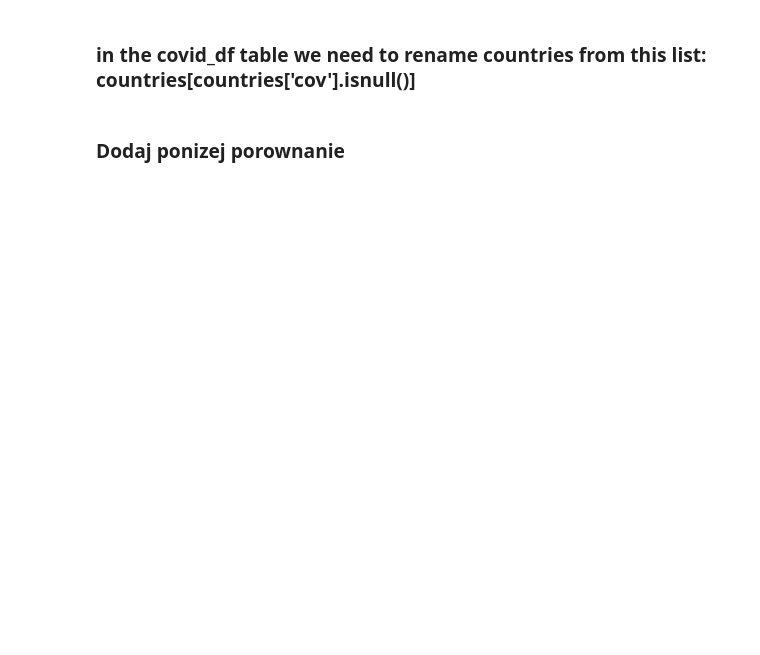
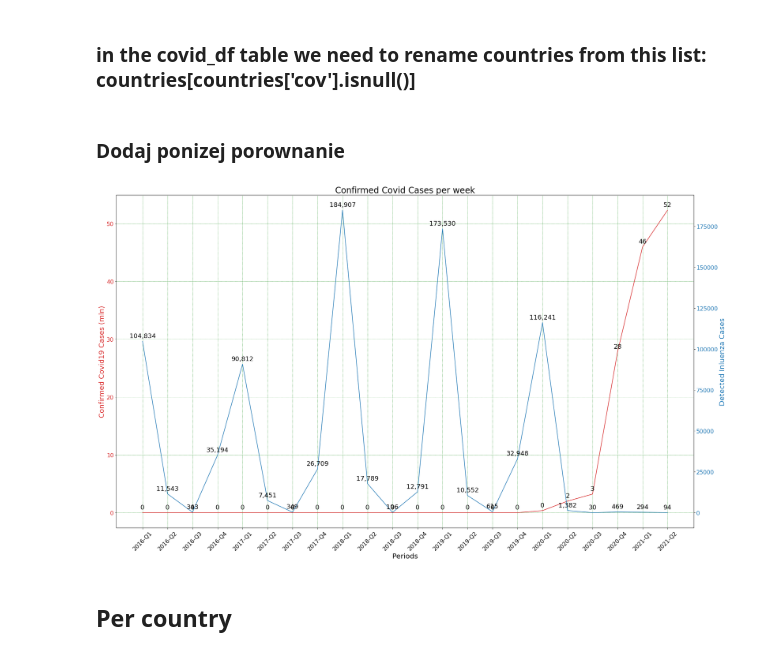
Before and after one commit to mborycki/Covid_Influenza_Comparison, a Jupyter notebook: Flu_Covid_Analysis.ipynb, the cells around one changed output. Cells and saved outputs as stored; diff of their text form; code cells hidden in the pictures; blank space fills up the shorter version.

```diff
--- a/Flu_Covid_Analysis.ipynb
+++ b/Flu_Covid_Analysis.ipynb
@@ -552,3 +942,0 @@ final_df[['Country', 'Year', 'Confirmed', 'Deaths', 'Recovered',
-# %%
-# Quarter 2 is not finished yet
-final_df.drop(final_df[(final_df.Quarter==2)&(final_df.Year==2021)].index,inplace=True)
@@ -555,4 +953,4 @@ final_df.drop(final_df[(final_df.Quarter==2)&(final_df.Year==2021)].index,inplac
 # %%
-final_df_grouped = final_df[['Country', 'Year', 'Confirmed', 'Deaths', 'Recovered',
-       'Detected_FluCases', 'Quarter']].groupby(['Year','Quarter']).sum().sort_values(['Year','Quarter']).reset_index()
-final_df_grouped.rename(columns={ 'Confirmed':'Confirmed_(mln)', 'Deaths':'Deaths_(mln)', 'Recovered':'Recovered_(mln)'},inplace=True)
+final_df_quarter = final_df[['Country', 'Year', 'Confirmed', 'Deaths', 'Recovered',
+       'Detected_FluCases', 'Quarter']].groupby(['Country','Year','Quarter']).agg({'Confirmed':'max', 'Deaths':'max', 'Recovered':'max',
+       'Detected_FluCases':'sum'}).sort_values(['Country','Year','Quarter']).reset_index()
@@ -564,2 +977,5 @@ for col in collist:
+# %%
+final_df_grouped = final_df_quarter.groupby(['Year','Quarter']).agg({'Confirmed':'sum', 'Deaths':'sum', 'Recovered':'sum',
+       'Detected_FluCases':'sum'}).sort_values(['Year','Quarter']).reset_index()
 # %%
-final_df_grouped
+final_df_grouped = CovidCasesDevider(final_df_grouped)
@@ -571,0 +994,44 @@ chart
+# %%
+chart = final_df_grouped.copy()
+chart['YearQuater'] = chart.Year.astype(str)+'-Q'+chart.Quarter.astype(str)
+chart = chart.drop(["Year","Quarter"],axis=1)
+
+fig, ax1 = plt.subplots()
+plt.rcParams["figure.figsize"] = (25,15)
+plt.xticks(fontsize=16, rotation=45)
+plt.grid(color = 'green', linestyle = '--', linewidth = 0.5)
+
+y = chart['Confirmed_(mln)']
+x = chart.YearQuater.unique()
+z = chart.Detected_FluCases
+
+ax1.set_title(f'Confirmed Covid Cases per week', fontsize=24)
+
+color = 'tab:red'
+ax1.set_xlabel('Periods', fontsize=20)
+ax1.set_ylabel('Confirmed Covid19 Cases (mln)', color=color, fontsize=20)
+ax1.plot(x, y, color=color)
+ax1.tick_params(axis='y', labelcolor=color, labelsize = 16)
+
+for xx,yy in zip(x,y):
+    label = "{:.0f}".format(yy)
+    plt.annotate(label, (xx,yy), textcoords="offset points", xytext=(0,10), ha='center',fontsize=18)
+
+ax2 = ax1.twinx()  # instantiate a second axes that shares the same x-axis
+color = 'tab:blue'
+ax2.set_ylabel('Detected Inluenza Cases', color=color, fontsize=20)  # we already handled the x-label with ax1
+ax2.plot(x, z, color=color)
+ax2.tick_params(axis='y', labelcolor=color, labelsize=16)
+
+for xx,zz in zip(x,z):
+    #label = round(zz, 2)
+    label = f'{round(zz, 0):,}'
+    plt.annotate(label,(xx,zz),textcoords="offset points",xytext=(0,10),ha='center',fontsize=18)
+
+
+fig.tight_layout()  # otherwise the right y-label is slightly clipped
+plt.show()
+# %% [output]
+[figure, added]
+# %% [markdown]
+## Per country
```
Also changed, not shown: parts of 122 cells of this notebook.
